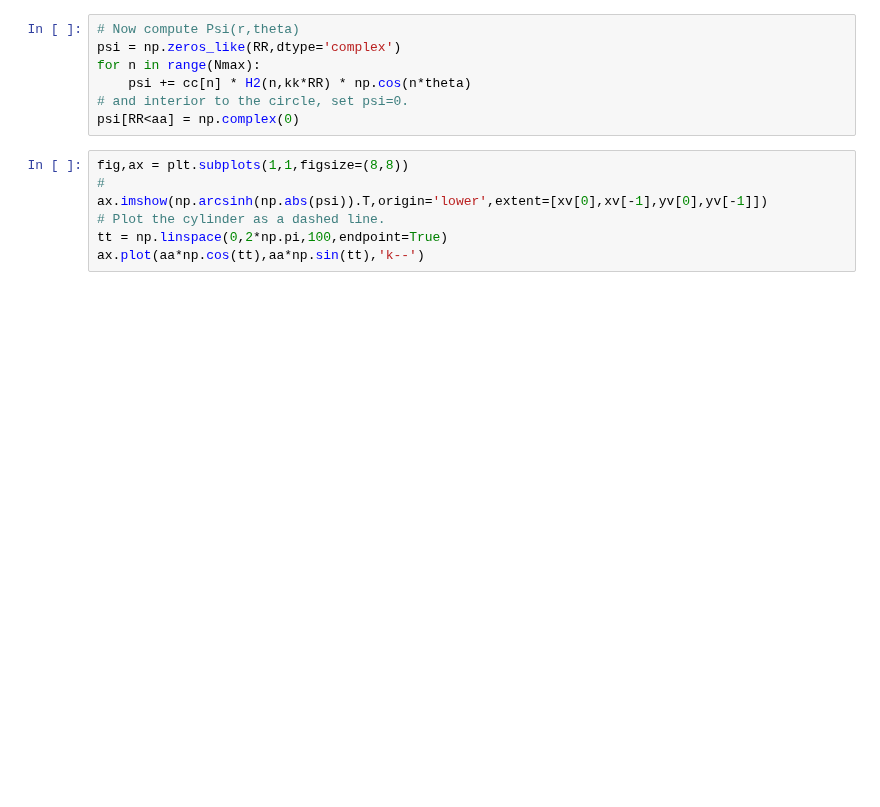
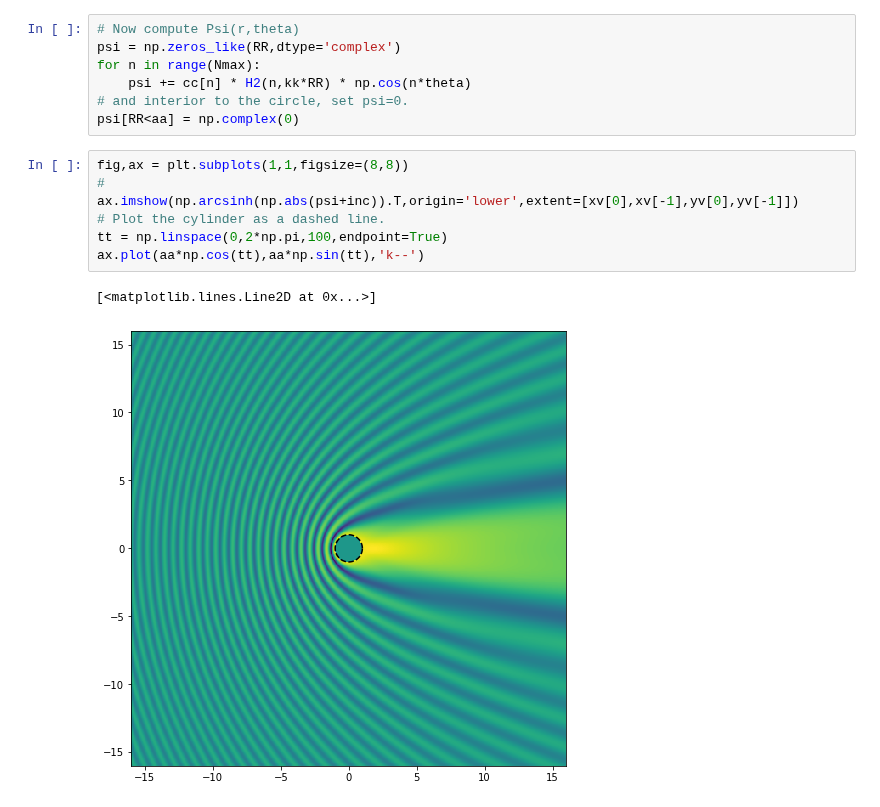
Before and after one commit to LBJ-Wade/Notebooks_cosmology, a Jupyter notebook: physics209/ScalarDiffractionCylinder.ipynb, the cells around one changed output. Drawn from its saved outputs; the diff is of its cells as text; blank space fills up the shorter version.

```diff
--- a/physics209/ScalarDiffractionCylinder.ipynb
+++ b/physics209/ScalarDiffractionCylinder.ipynb
@@ -88,7 +100,10 @@ psi[RR<aa] = np.complex(0)
 # %%
 fig,ax = plt.subplots(1,1,figsize=(8,8))
 #
-ax.imshow(np.arcsinh(np.abs(psi)).T,origin='lower',extent=[xv[0],xv[-1],yv[0],yv[-1]])
+ax.imshow(np.arcsinh(np.abs(psi+inc)).T,origin='lower',extent=[xv[0],xv[-1],yv[0],yv[-1]])
 # Plot the cylinder as a dashed line.
 tt = np.linspace(0,2*np.pi,100,endpoint=True)
 ax.plot(aa*np.cos(tt),aa*np.sin(tt),'k--')
+# %% [output]
+[<matplotlib.lines.Line2D at 0x...>]
+[figure, added]
```
Also changed, not shown: parts of 6 cells of this notebook.
